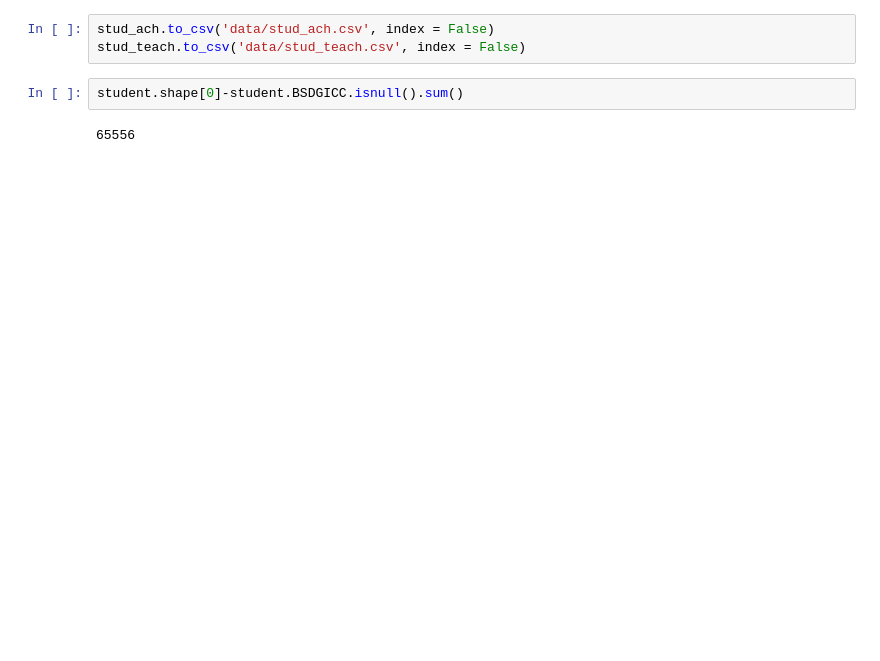
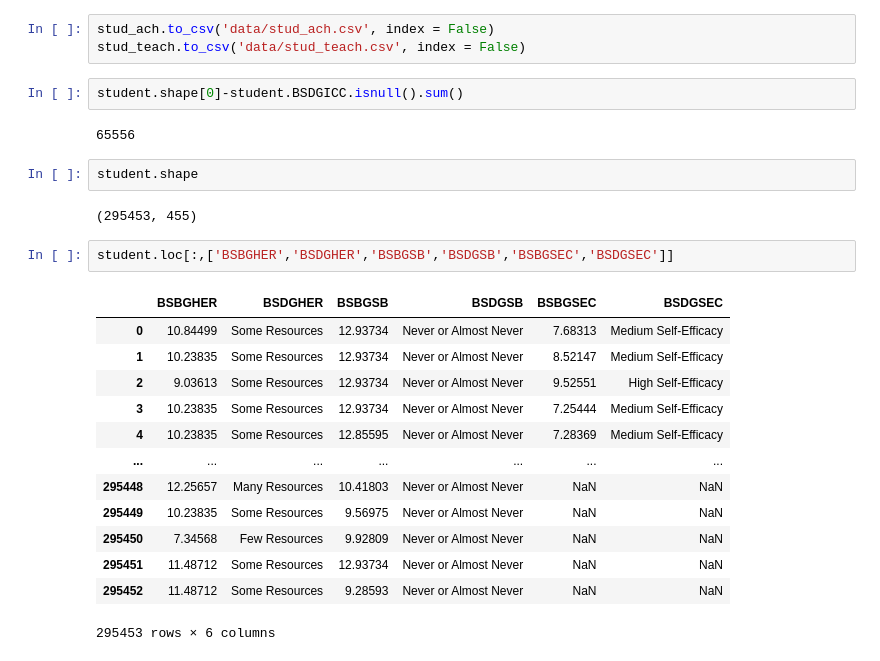
Before and after one commit to sjhaluck/TIMSS-Data-Science, a Jupyter notebook: TIMSS Exploration.ipynb, the cells around one changed output. Drawn from its saved outputs; the diff is of its cells as text; blank space fills up the shorter version.

```diff
--- a/TIMSS Exploration.ipynb
+++ b/TIMSS Exploration.ipynb
@@ -470,3 +406,23 @@ stud_teach.to_csv('data/stud_teach.csv', index = False)
 student.shape[0]-student.BSDGICC.isnull().sum()
 # %% [output]
 65556
+# %%
+student.shape
+# %% [output]
+(295453, 455)
+# %%
+student.loc[:,['BSBGHER','BSDGHER','BSBGSB','BSDGSB','BSBGSEC','BSDGSEC']]
+# %% [output]
+|  | BSBGHER | BSDGHER | BSBGSB | BSDGSB | BSBGSEC | BSDGSEC |
+| 0 | 10.84499 | Some Resources | 12.93734 | Never or Almost Never | 7.68313 | Medium Self-Efficacy |
+| 1 | 10.23835 | Some Resources | 12.93734 | Never or Almost Never | 8.52147 | Medium Self-Efficacy |
+| 2 | 9.03613 | Some Resources | 12.93734 | Never or Almost Never | 9.52551 | High Self-Efficacy |
+| 3 | 10.23835 | Some Resources | 12.93734 | Never or Almost Never | 7.25444 | Medium Self-Efficacy |
+| 4 | 10.23835 | Some Resources | 12.85595 | Never or Almost Never | 7.28369 | Medium Self-Efficacy |
+| ... | ... | ... | ... | ... | ... | ... |
+| 295448 | 12.25657 | Many Resources | 10.41803 | Never or Almost Never | NaN | NaN |
+| 295449 | 10.23835 | Some Resources | 9.56975 | Never or Almost Never | NaN | NaN |
+| 295450 | 7.34568 | Few Resources | 9.92809 | Never or Almost Never | NaN | NaN |
+| 295451 | 11.48712 | Some Resources | 12.93734 | Never or Almost Never | NaN | NaN |
+| 295452 | 11.48712 | Some Resources | 9.28593 | Never or Almost Never | NaN | NaN |
+295453 rows × 6 columns
```
Also changed, not shown: parts of 30 cells of this notebook.
